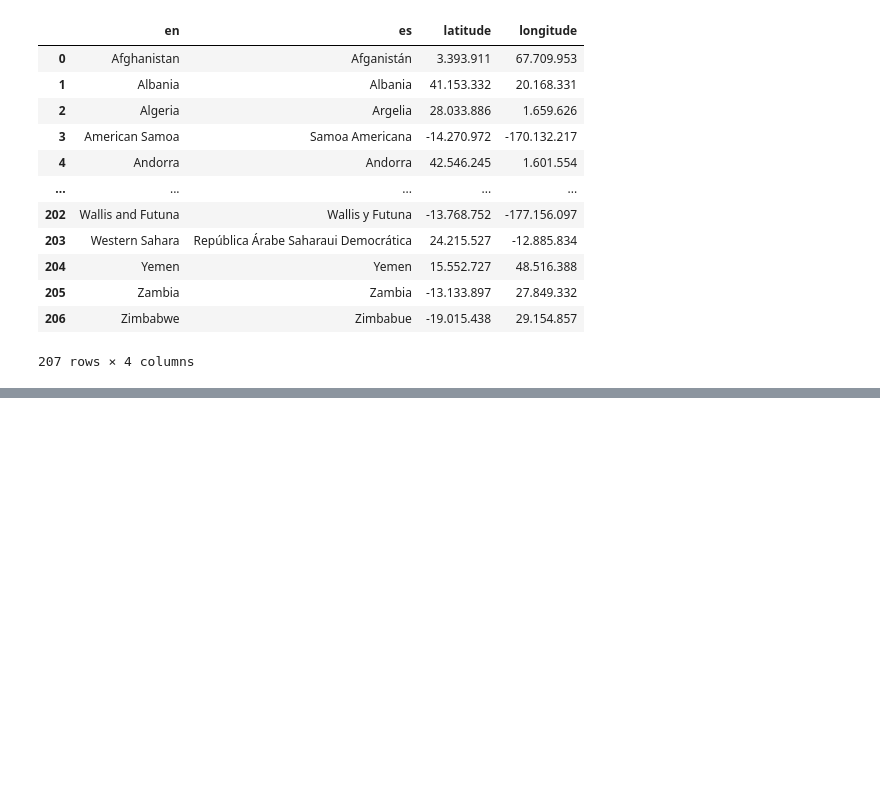
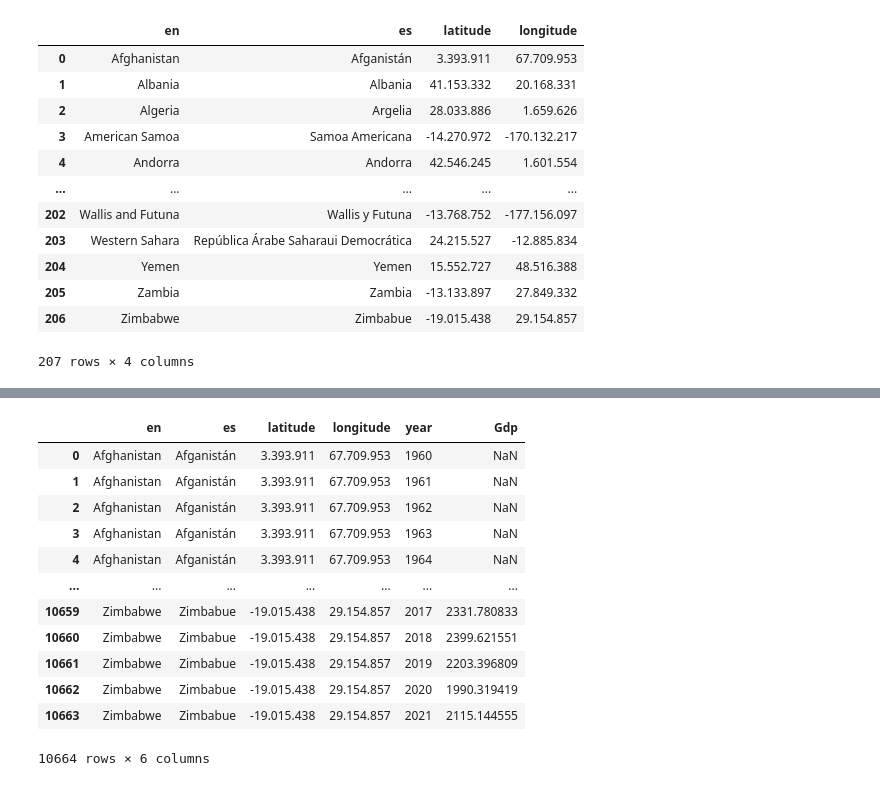
Before and after one commit to Davichobacter/ds-4geeks, a Jupyter notebook: Gravitational_Model.ipynb, the cells around one changed output, grey strips where cells are left out. Cells and saved outputs as stored; diff of their text form; code cells hidden in the pictures; blank space fills up the shorter version.

```diff
--- a/Gravitational_Model.ipynb
+++ b/Gravitational_Model.ipynb
@@ -562,0 +580,19 @@ df_merged
+# %%
+df_merged.drop(df_merged.columns[4], axis=1, inplace=True)
+# %%
+df_merged.drop(df_merged.columns[-4:-1], axis=1, inplace=True)
+df_merged
+# %% [output]
+|  | en | es | latitude | longitude | year | Gdp |
+| 0 | Afghanistan | Afganistán | 3.393.911 | 67.709.953 | 1960 | NaN |
+| 1 | Afghanistan | Afganistán | 3.393.911 | 67.709.953 | 1961 | NaN |
+| 2 | Afghanistan | Afganistán | 3.393.911 | 67.709.953 | 1962 | NaN |
+| 3 | Afghanistan | Afganistán | 3.393.911 | 67.709.953 | 1963 | NaN |
+| 4 | Afghanistan | Afganistán | 3.393.911 | 67.709.953 | 1964 | NaN |
+| ... | ... | ... | ... | ... | ... | ... |
+| 10659 | Zimbabwe | Zimbabue | -19.015.438 | 29.154.857 | 2017 | 2331.780833 |
+| 10660 | Zimbabwe | Zimbabue | -19.015.438 | 29.154.857 | 2018 | 2399.621551 |
+| 10661 | Zimbabwe | Zimbabue | -19.015.438 | 29.154.857 | 2019 | 2203.396809 |
+| 10662 | Zimbabwe | Zimbabue | -19.015.438 | 29.154.857 | 2020 | 1990.319419 |
+| 10663 | Zimbabwe | Zimbabue | -19.015.438 | 29.154.857 | 2021 | 2115.144555 |
+10664 rows × 6 columns
```
Also changed, not shown: parts of 1 cell of this notebook.
